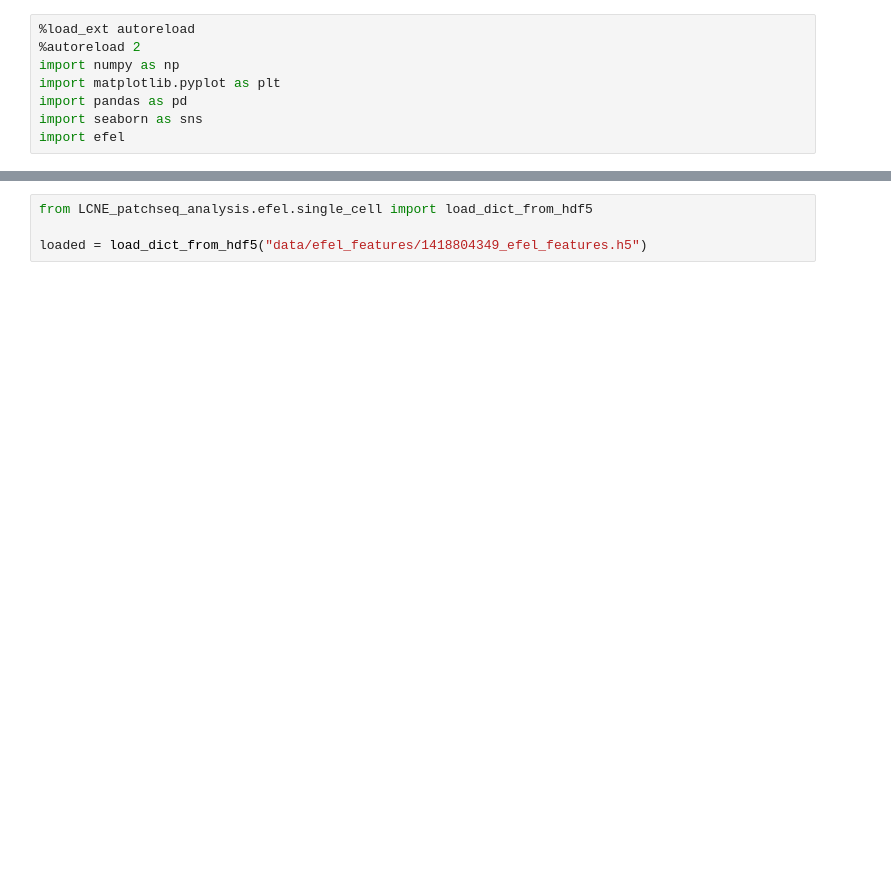
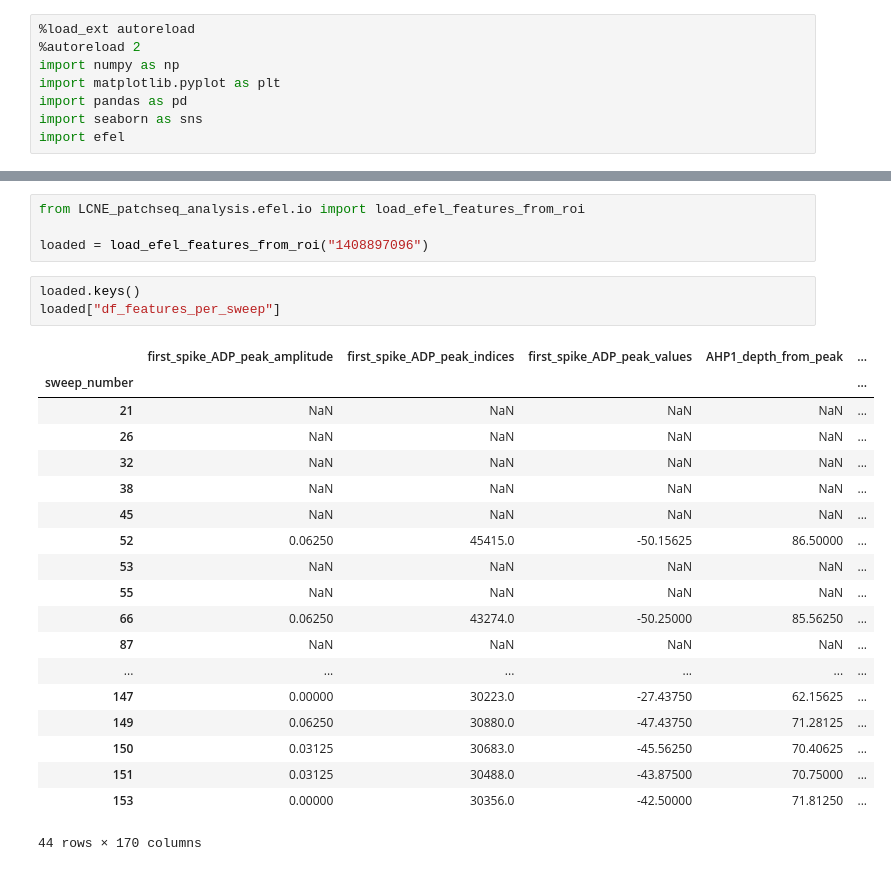
Before and after one commit to AllenNeuralDynamics/LCNE-patchseq-analysis, a Jupyter notebook: notebook/efel.ipynb, the cells around one changed output, grey strips where cells are left out. Cells and saved outputs as stored; diff of their text form; blank space fills up the shorter version.

```diff
--- a/notebook/efel.ipynb
+++ b/notebook/efel.ipynb
@@ -501,5 +9,28 @@ Settings(Threshold=0.0, DerivativeThreshold=10.0, DownDerivativeThreshold=-12.0,
 # %%
-from LCNE_patchseq_analysis.efel.single_cell import load_dict_from_hdf5
+from LCNE_patchseq_analysis.efel.io import load_efel_features_from_roi
 
-loaded = load_dict_from_hdf5("data/efel_features/1418804349_efel_features.h5")
+loaded = load_efel_features_from_roi("1408897096")
+# %%
+loaded.keys()
+loaded["df_features_per_sweep"]
+# %% [output]
+|  | first_spike_ADP_peak_amplitude | first_spike_ADP_peak_indices | first_spike_ADP_peak_values | AHP1_depth_from_peak | ... |
+| sweep_number |  |  |  |  | ... |
+| 21 | NaN | NaN | NaN | NaN | ... |
+| 26 | NaN | NaN | NaN | NaN | ... |
+| 32 | NaN | NaN | NaN | NaN | ... |
+| 38 | NaN | NaN | NaN | NaN | ... |
+| 45 | NaN | NaN | NaN | NaN | ... |
+| 52 | 0.06250 | 45415.0 | -50.15625 | 86.50000 | ... |
+| 53 | NaN | NaN | NaN | NaN | ... |
+| 55 | NaN | NaN | NaN | NaN | ... |
+| 66 | 0.06250 | 43274.0 | -50.25000 | 85.56250 | ... |
+| 87 | NaN | NaN | NaN | NaN | ... |
+| ... | ... | ... | ... | ... | ... |
+| 147 | 0.00000 | 30223.0 | -27.43750 | 62.15625 | ... |
+| 149 | 0.06250 | 30880.0 | -47.43750 | 71.28125 | ... |
+| 150 | 0.03125 | 30683.0 | -45.56250 | 70.40625 | ... |
+| 151 | 0.03125 | 30488.0 | -43.87500 | 70.75000 | ... |
+| 153 | 0.00000 | 30356.0 | -42.50000 | 71.81250 | ... |
+44 rows × 170 columns
 # %%
```
Also changed, not shown: parts of 23 cells of this notebook.
